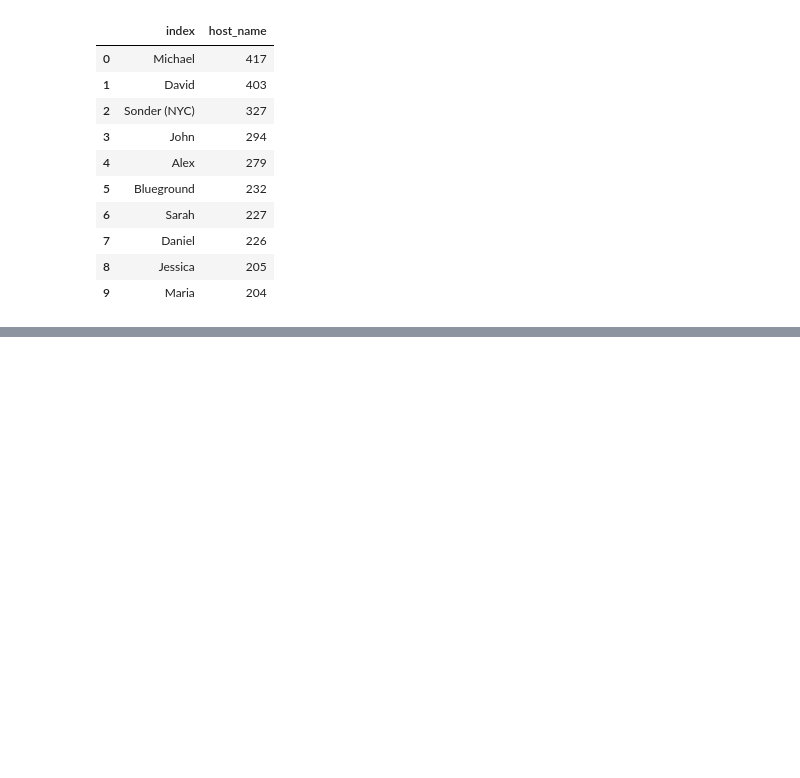
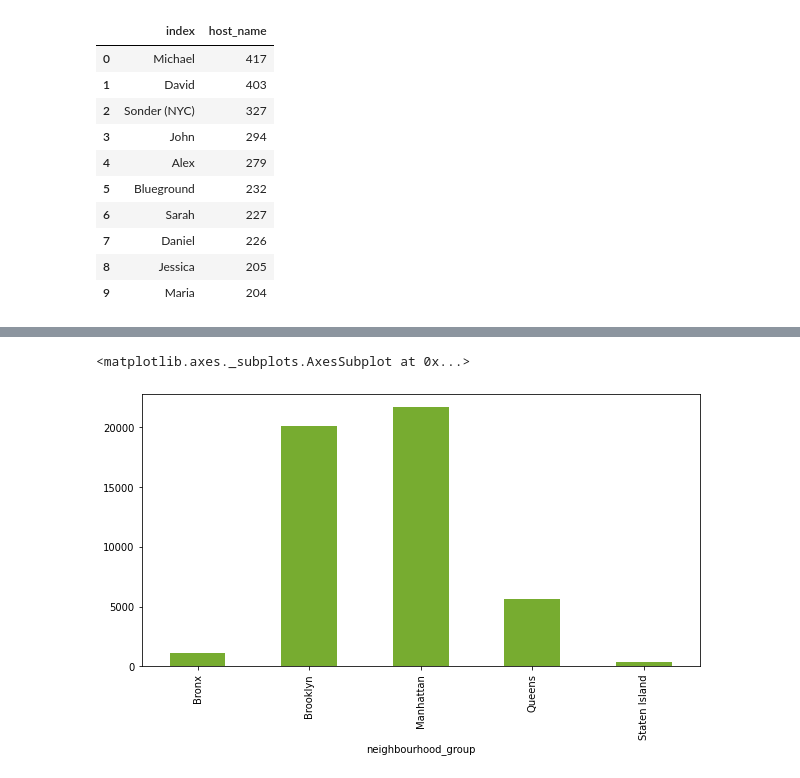
Before and after one commit to VaideswarReddy/Airbnb_data_analysis, a Jupyter notebook: Vaideswar_Reddy_Team_4_Capstone_Project.ipynb, the cells around one changed output, grey strips where cells are left out. Cells and saved outputs as stored; diff of their text form; code cells hidden in the pictures; blank space fills up the shorter version.

```diff
--- a/Vaideswar_Reddy_Team_4_Capstone_Project.ipynb
+++ b/Vaideswar_Reddy_Team_4_Capstone_Project.ipynb
@@ -123,4 +123,7 @@ Queens            5666
 Bronx             1091
 Staten Island      373
 Name: neighbourhood_group, dtype: int64
+# %%
+new_df={'host_id':df['host_id'],'neighbourhood_group' : df['neighbourhood_group'],'neighbourhood':df['neighbourhood'],'latitude':df['latitude'],'longitude':df['longitude'],'room_type':df['room_type'],'price': df['price'],'minimum_nights':df['minimum_nights'],'number_of_reviews': df['number_of_reviews'],'calculated_host_listings_count':df['calculated_host_listings_count']       }
+new_df=pd.DataFrame(new_df)
 # %% [markdown]
@@ -168,0 +180,8 @@ plt.scatter(x=df.latitude,y=df.longitude)
+# %%
+plt.figure(figsize=(10,5))
+listings = new_df.groupby(['neighbourhood_group'])['calculated_host_listings_count'].count()
+listings.plot(kind='bar',color=[0.4660, 0.6740, 0.1880])
+# listings.set_title('Listings spread across neighbourhood_groups')
+# %% [output]
+<matplotlib.axes._subplots.AxesSubplot at 0x...>
+[figure, added]
```
Also changed, not shown: parts of 23 cells of this notebook.
